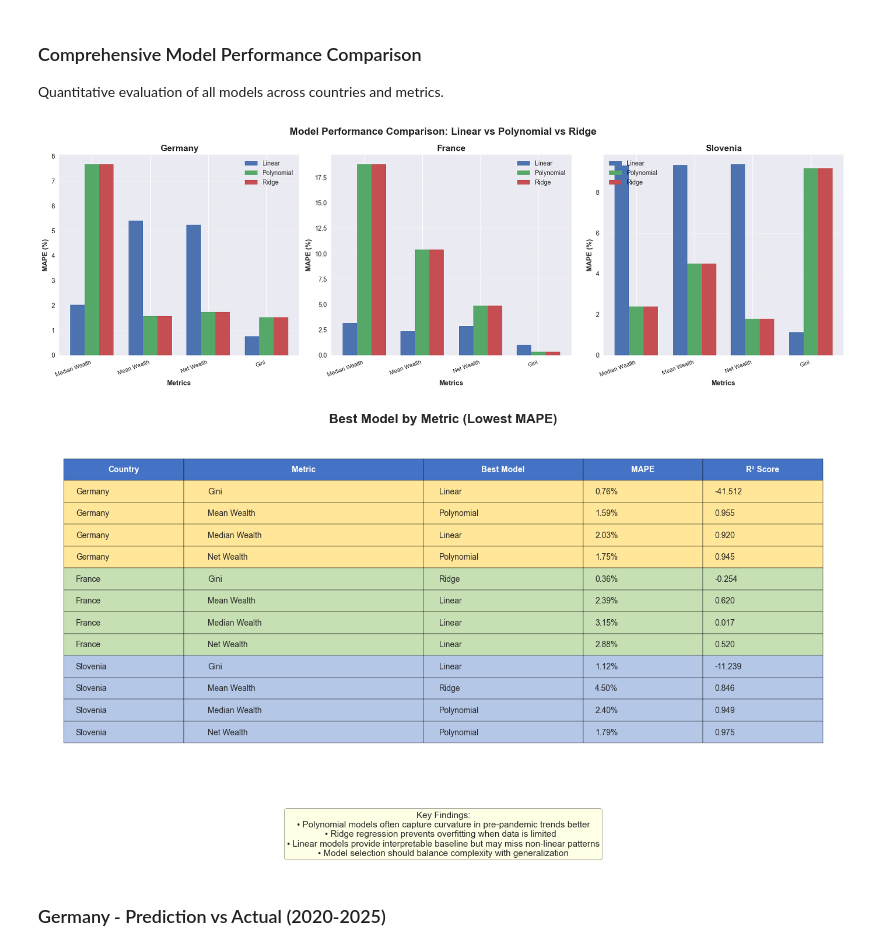
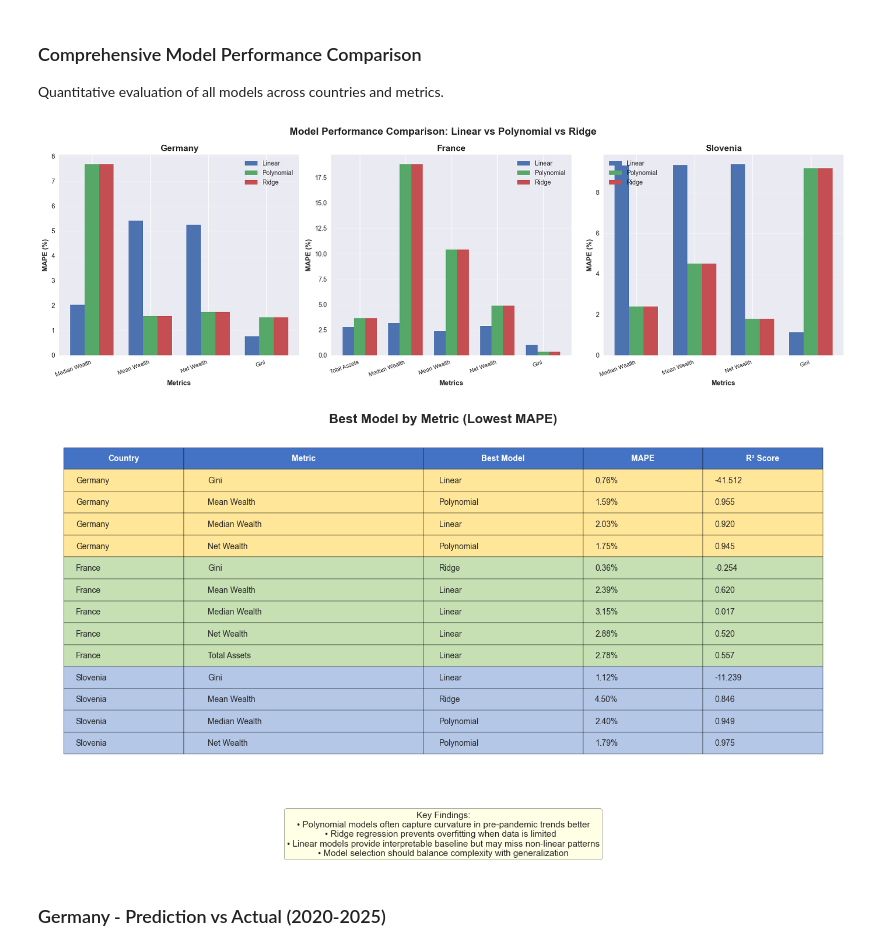
Before and after one commit to clement-antoine-xavier/covid-19-wealth-distribution, a Jupyter notebook: Covid-19 - Wealth Distribution.ipynb, the cells around one changed output. Cells and saved outputs as stored; diff of their text form; code cells hidden in the pictures.

```diff
--- a/Covid-19 - Wealth Distribution.ipynb
+++ b/Covid-19 - Wealth Distribution.ipynb
@@ -600,14 +600,15 @@ fig.suptitle('Model Performance Comparison: Linear vs Polynomial vs Ridge',
             fontsize=16, fontweight='bold')
 
 countries = enhanced_error_df['Country'].unique()
-metrics = enhanced_error_df['Metric'].unique()
 models = enhanced_error_df['Model'].unique()
 
 for idx, country in enumerate(countries):
     ax = axes[idx]
     country_data = enhanced_error_df[enhanced_error_df['Country'] == country]
 
-    x = np.arange(len(metrics))
+    # Get metrics available for this specific country
+    country_metrics = country_data['Metric'].unique()
+    x = np.arange(len(country_metrics))
     width = 0.25
 
     for i, model in enumerate(models):
@@ -619,7 +620,7 @@ for idx, country in enumerate(countries):
     ax.set_ylabel('MAPE (%)', fontweight='bold')
     ax.set_title(country, fontweight='bold', fontsize=14)
     ax.set_xticks(x + width)
-    ax.set_xticklabels(metrics, rotation=20, ha='right', fontsize=9)
+    ax.set_xticklabels(country_metrics, rotation=20, ha='right', fontsize=9)
     ax.legend()
     ax.grid(True, alpha=0.3, axis='y')
 
@@ -659,35 +660,35 @@ table.set_fontsize(10)
 table.scale(1, 2.5)
 
 # Format header
 for i in range(5):
     table[(0, i)].set_facecolor('#4472C4')
     table[(0, i)].set_text_props(weight='bold', color='white')
 
 # Color rows by country
 colors = {'Germany': '#FFE699', 'France': '#C6E0B4', 'Slovenia': '#B4C7E7'}
 for i, row in enumerate(table_data, start=1):
     country = row[0]
     for j in range(5):
         table[(i, j)].set_facecolor(colors.get(country, 'white'))
 
 ax.set_title('Best Model by Metric (Lowest MAPE)', fontsize=16, fontweight='bold', pad=20)
 
 # Add key findings as text
 findings_text = """Key Findings:
 • Polynomial models often capture curvature in pre-pandemic trends better
 • Ridge regression prevents overfitting when data is limited
 • Linear models provide interpretable baseline but may miss non-linear patterns
 • Model selection should balance complexity with generalization"""
 
 ax.text(0.5, -0.15, findings_text, transform=ax.transAxes,
        fontsize=11, va='top', ha='center',
        bbox=dict(boxstyle='round', facecolor='lightyellow', alpha=0.8))
 
 plt.tight_layout()
 plt.show()
 # %% [output]
-[figure, old version]
+[figure, new version]
-[figure, old version]
+[figure, new version]
 # %%
 # ===== Train Prediction Models for All Countries =====
 # Use 2016-2019 data to train linear regression models (baseline)
```
Also changed, not shown: parts of 7 cells of this notebook, 3 other files.
